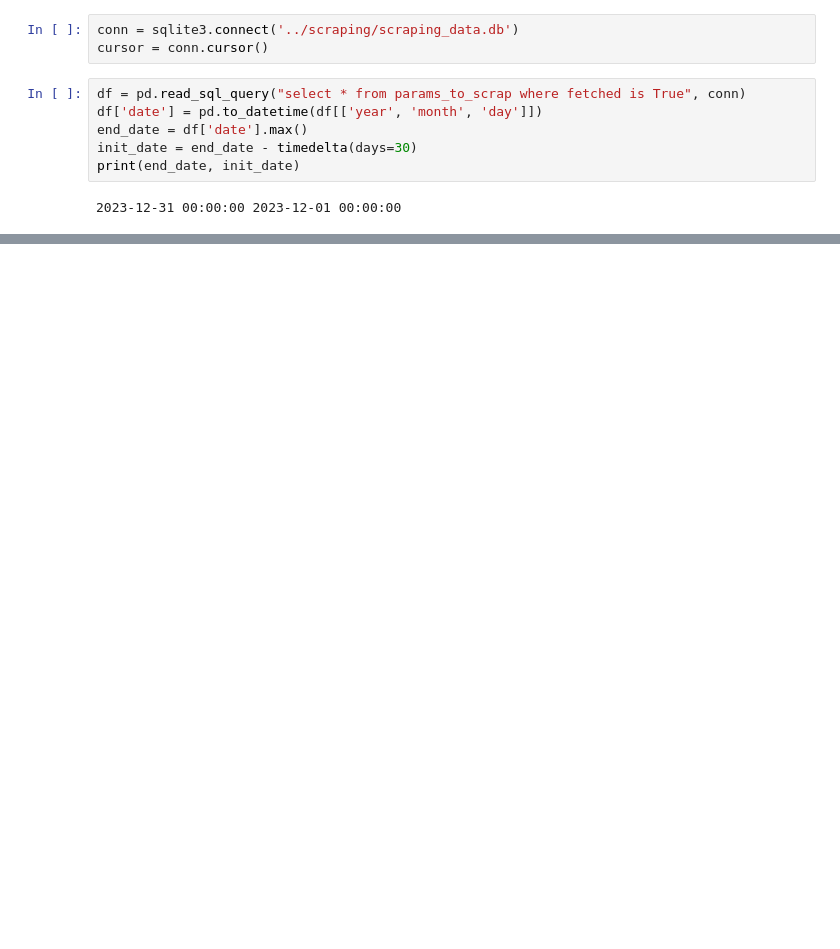
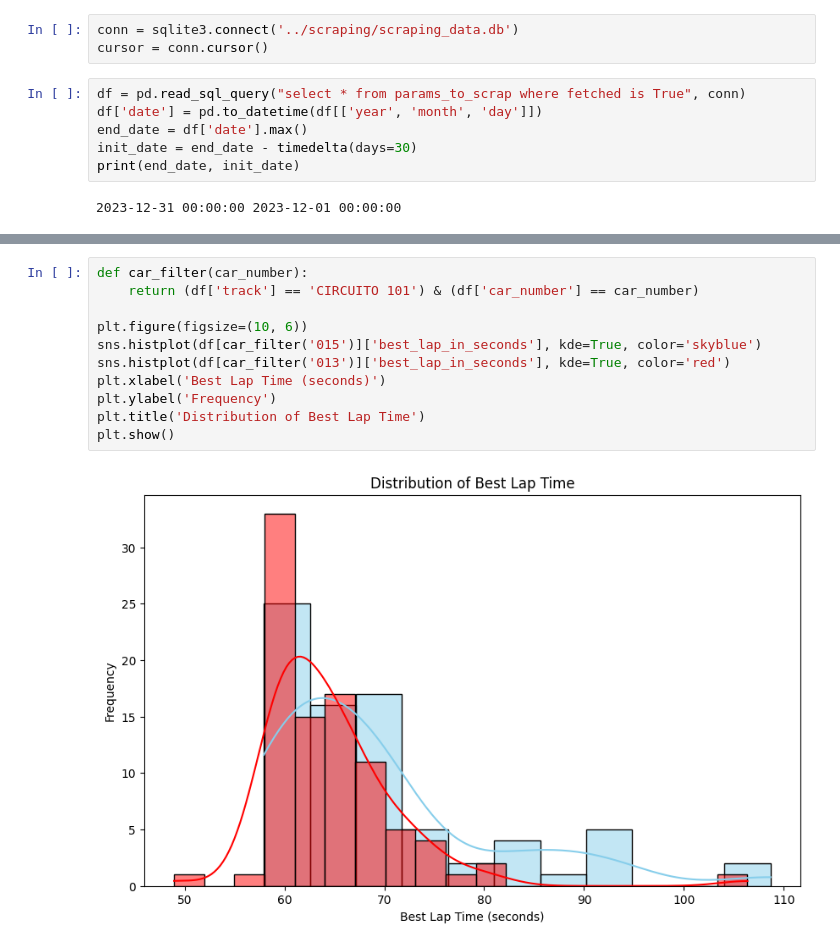
Before and after one commit to paulobueno/kart-scraping-analysis, a Jupyter notebook: Analysis/best_lap_summary.ipynb, the cells around one changed output, grey strips where cells are left out. Cells and saved outputs as stored; diff of their text form; blank space fills up the shorter version.

```diff
--- a/Analysis/best_lap_summary.ipynb
+++ b/Analysis/best_lap_summary.ipynb
@@ -52,0 +75,13 @@ df
+# %%
+def car_filter(car_number):
+    return (df['track'] == 'CIRCUITO 101') & (df['car_number'] == car_number)
+
+plt.figure(figsize=(10, 6))
+sns.histplot(df[car_filter('015')]['best_lap_in_seconds'], kde=True, color='skyblue')
+sns.histplot(df[car_filter('013')]['best_lap_in_seconds'], kde=True, color='red')
+plt.xlabel('Best Lap Time (seconds)')
+plt.ylabel('Frequency')
+plt.title('Distribution of Best Lap Time')
+plt.show()
+# %% [output]
+[figure, added]
```
Also changed, not shown: parts of 2 cells of this notebook.
